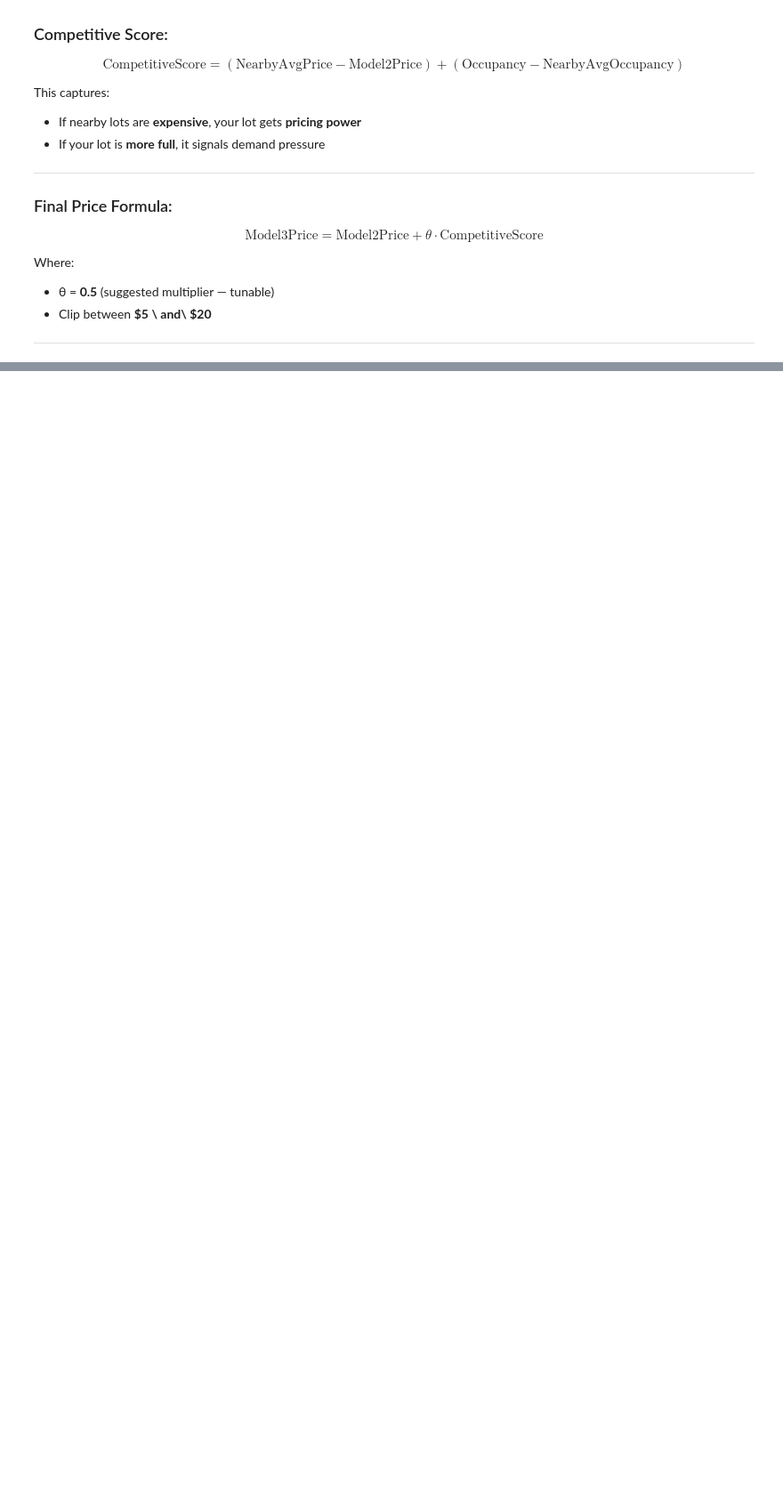
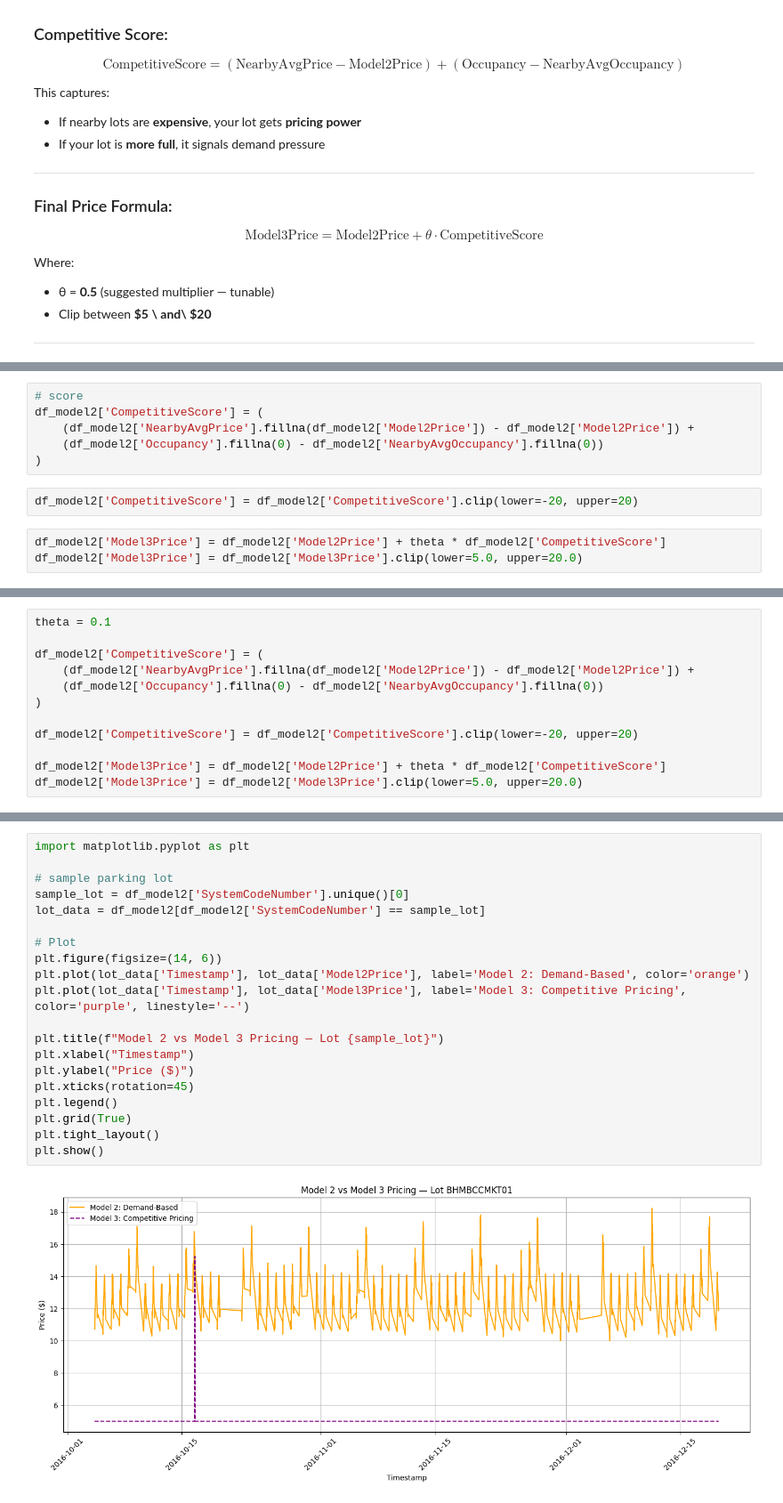
Before and after one commit to MrRogueKnight/Capstone-Project-of-Summer-Analytics-2025, a Jupyter notebook: dynamic-pricing-for-urban-parking-lots.ipynb, the cells around one changed output, grey strips where cells are left out. Shown at 89% size. Cells and saved outputs as stored; diff of their text form; blank space fills up the shorter version.

Commit message:
Kaggle Notebook | Dynamic Pricing for Urban Parking Lots  | Version 12

```diff
--- a/dynamic-pricing-for-urban-parking-lots.ipynb
+++ b/dynamic-pricing-for-urban-parking-lots.ipynb
@@ -951,0 +991,11 @@ Where:
+# %%
+# score
+df_model2['CompetitiveScore'] = (
+    (df_model2['NearbyAvgPrice'].fillna(df_model2['Model2Price']) - df_model2['Model2Price']) +
+    (df_model2['Occupancy'].fillna(0) - df_model2['NearbyAvgOccupancy'].fillna(0))
+)
+# %%
+df_model2['CompetitiveScore'] = df_model2['CompetitiveScore'].clip(lower=-20, upper=20)
+# %%
+df_model2['Model3Price'] = df_model2['Model2Price'] + theta * df_model2['CompetitiveScore']
+df_model2['Model3Price'] = df_model2['Model3Price'].clip(lower=5.0, upper=20.0)
@@ -951,0 +1045,12 @@ Where:
+# %%
+theta = 0.1
+
+df_model2['CompetitiveScore'] = (
+    (df_model2['NearbyAvgPrice'].fillna(df_model2['Model2Price']) - df_model2['Model2Price']) +
+    (df_model2['Occupancy'].fillna(0) - df_model2['NearbyAvgOccupancy'].fillna(0))
+)
+
+df_model2['CompetitiveScore'] = df_model2['CompetitiveScore'].clip(lower=-20, upper=20)
+
+df_model2['Model3Price'] = df_model2['Model2Price'] + theta * df_model2['CompetitiveScore']
+df_model2['Model3Price'] = df_model2['Model3Price'].clip(lower=5.0, upper=20.0)
@@ -951,0 +1073,22 @@ Where:
+# %%
+import matplotlib.pyplot as plt
+
+# sample parking lot
+sample_lot = df_model2['SystemCodeNumber'].unique()[0]
+lot_data = df_model2[df_model2['SystemCodeNumber'] == sample_lot]
+
+# Plot
+plt.figure(figsize=(14, 6))
+plt.plot(lot_data['Timestamp'], lot_data['Model2Price'], label='Model 2: Demand-Based', color='orange')
+plt.plot(lot_data['Timestamp'], lot_data['Model3Price'], label='Model 3: Competitive Pricing', color='purple', linestyle='--')
+
+plt.title(f"Model 2 vs Model 3 Pricing — Lot {sample_lot}")
+plt.xlabel("Timestamp")
+plt.ylabel("Price ($)")
+plt.xticks(rotation=45)
+plt.legend()
+plt.grid(True)
+plt.tight_layout()
+plt.show()
+# %% [output]
+[figure, added]
```
Also changed, not shown: parts of 11 cells of this notebook.
